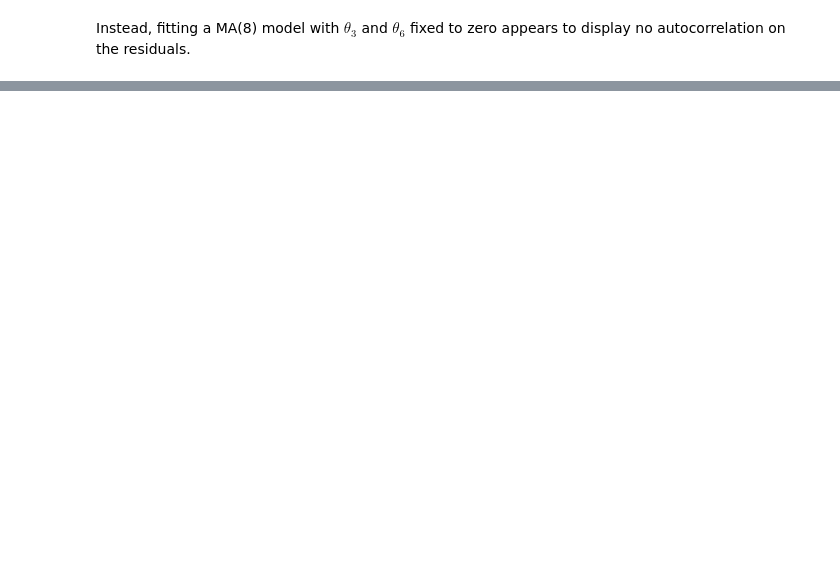
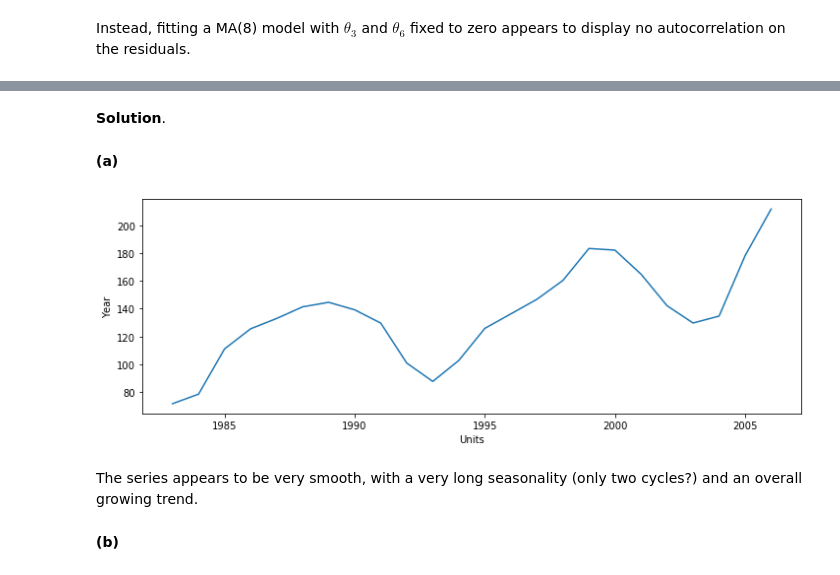
Before and after one commit to telmo-correa/time-series-analysis, a Jupyter notebook: Python/Chapter 11 (Ex 11 - 20) - Time Series Regression Models.ipynb, the cells around one changed output, grey strips where cells are left out. Cells and saved outputs as stored; diff of their text form; code cells hidden in the pictures; blank space fills up the shorter version.

```diff
--- a/Python/Chapter 11 (Ex 11 - 20) - Time Series Regression Models.ipynb
+++ b/Python/Chapter 11 (Ex 11 - 20) - Time Series Regression Models.ipynb
@@ -822,0 +839,19 @@ Instead, fitting a MA(8) model with $\theta_3$ and $\theta_6$ fixed to zero appe
+# %% [markdown]
+**Solution**.
+# %%
+data = pd.read_csv('../data/units.dat')
+data['t'] = np.arange(0, len(data)) + 1983
+# %% [markdown]
+**(a)**
+# %%
+plt.figure(figsize=(12, 4))
+plt.plot(data['t'], data['units'])
+plt.xlabel('Units')
+plt.ylabel('Year')
+plt.show()
+# %% [output]
+[figure, added]
+# %% [markdown]
+The series appears to be very smooth, with a very long seasonality (only two cycles?) and an overall growing trend.
+# %% [markdown]
+**(b)**
```
Also changed, not shown: parts of 37 cells of this notebook, 2 other files.
